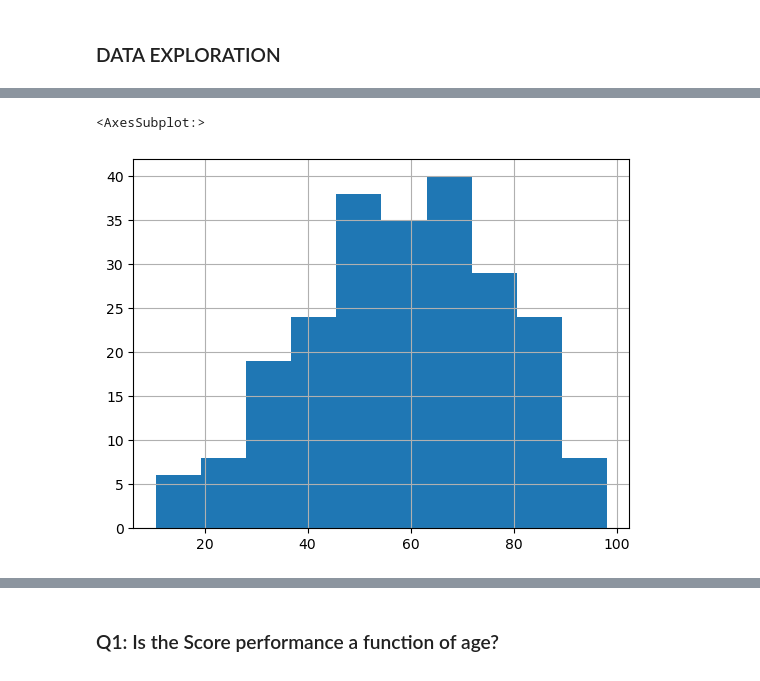
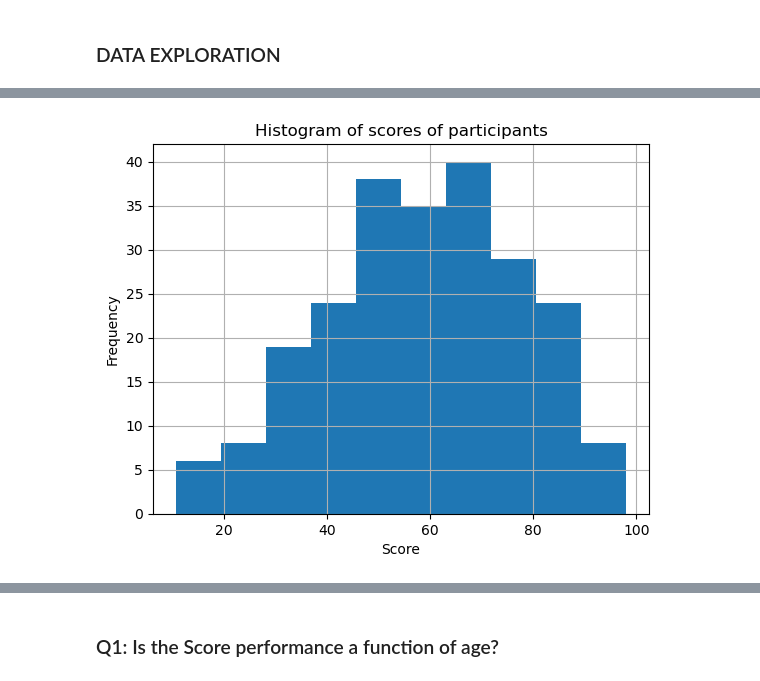
Before and after one commit to Elohorokpako/Knowledge-on-climate-change-and-emerging-infectious-diseases, a Jupyter notebook: Evaluation of the general knowledge on the impact of Climate Change on Emerging Infectious Diseases.ipynb, the cells around one changed output, grey strips where cells are left out. Drawn from its saved outputs; the diff is of its cells as text; code cells hidden in the pictures.

```diff
--- a/Evaluation of the general knowledge on the impact of Climate Change on Emerging Infectious Diseases.ipynb
+++ b/Evaluation of the general knowledge on the impact of Climate Change on Emerging Infectious Diseases.ipynb
@@ -435,6 +442,8 @@ df["Age"].hist()
 # %%
 #checking the distribution of performance of the participants
 df["Percent"].hist()
+plt.title("Histogram of scores of participants")
+plt.xlabel("Score")
+plt.ylabel("Frequency");
 # %% [output]
-<AxesSubplot:>
-[figure, old version]
+[figure, new version]
```
Also changed, not shown: parts of 13 cells of this notebook, 1 other file.
